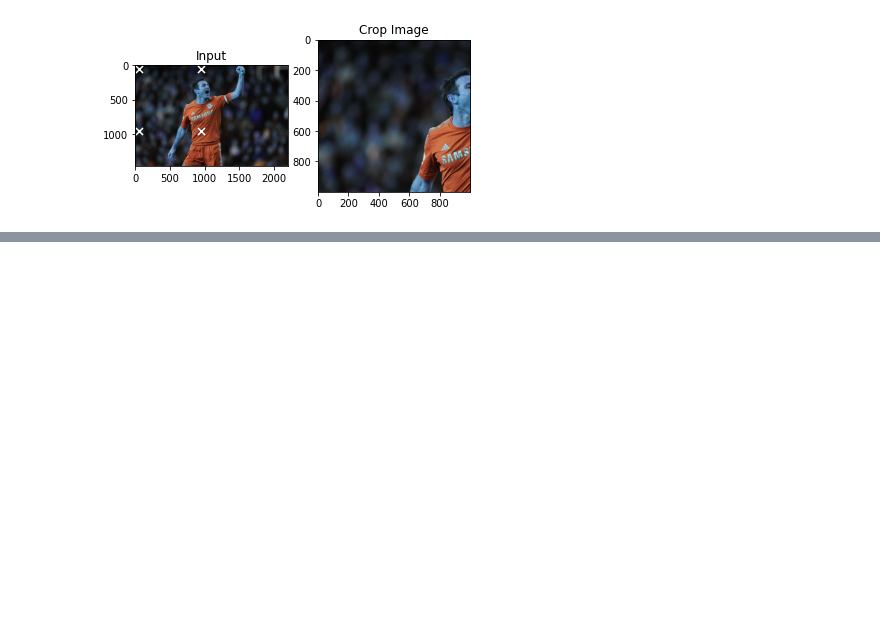
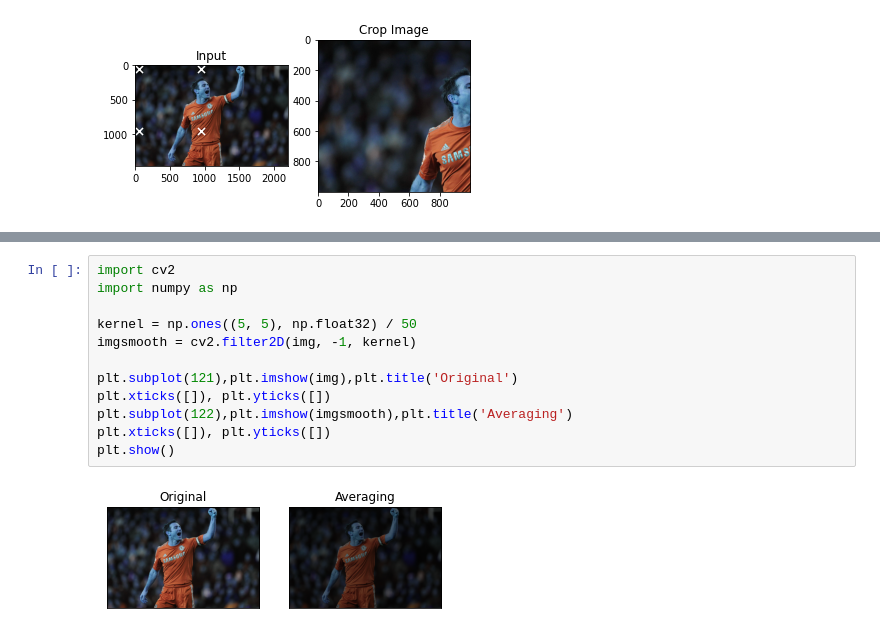
Before and after one commit to phanxuanphucnd/freelearningcv, a Jupyter notebook: jupyter notebooks/Image Preprocessing.ipynb, the cells around one changed output, grey strips where cells are left out. Saved outputs shown, nothing was run; the diff lists cells and outputs as text; blank space fills up the shorter version.

```diff
--- a/jupyter notebooks/Image Preprocessing.ipynb
+++ b/jupyter notebooks/Image Preprocessing.ipynb
@@ -276,3 +276,17 @@ plt.show()
 ### Bộ lọc tích chập 2D (2D convolutional)
 
 <img src="../imgs/imagepreprocessing5.png" width="100%" height="100%" align="center"/>
+# %%
+import cv2
+import numpy as np
+
+kernel = np.ones((5, 5), np.float32) / 50
+imgsmooth = cv2.filter2D(img, -1, kernel)
+
+plt.subplot(121),plt.imshow(img),plt.title('Original')
+plt.xticks([]), plt.yticks([])
+plt.subplot(122),plt.imshow(imgsmooth),plt.title('Averaging')
+plt.xticks([]), plt.yticks([])
+plt.show()
+# %% [output]
+[figure, added]
```
Also changed, not shown: parts of 4 cells of this notebook.
